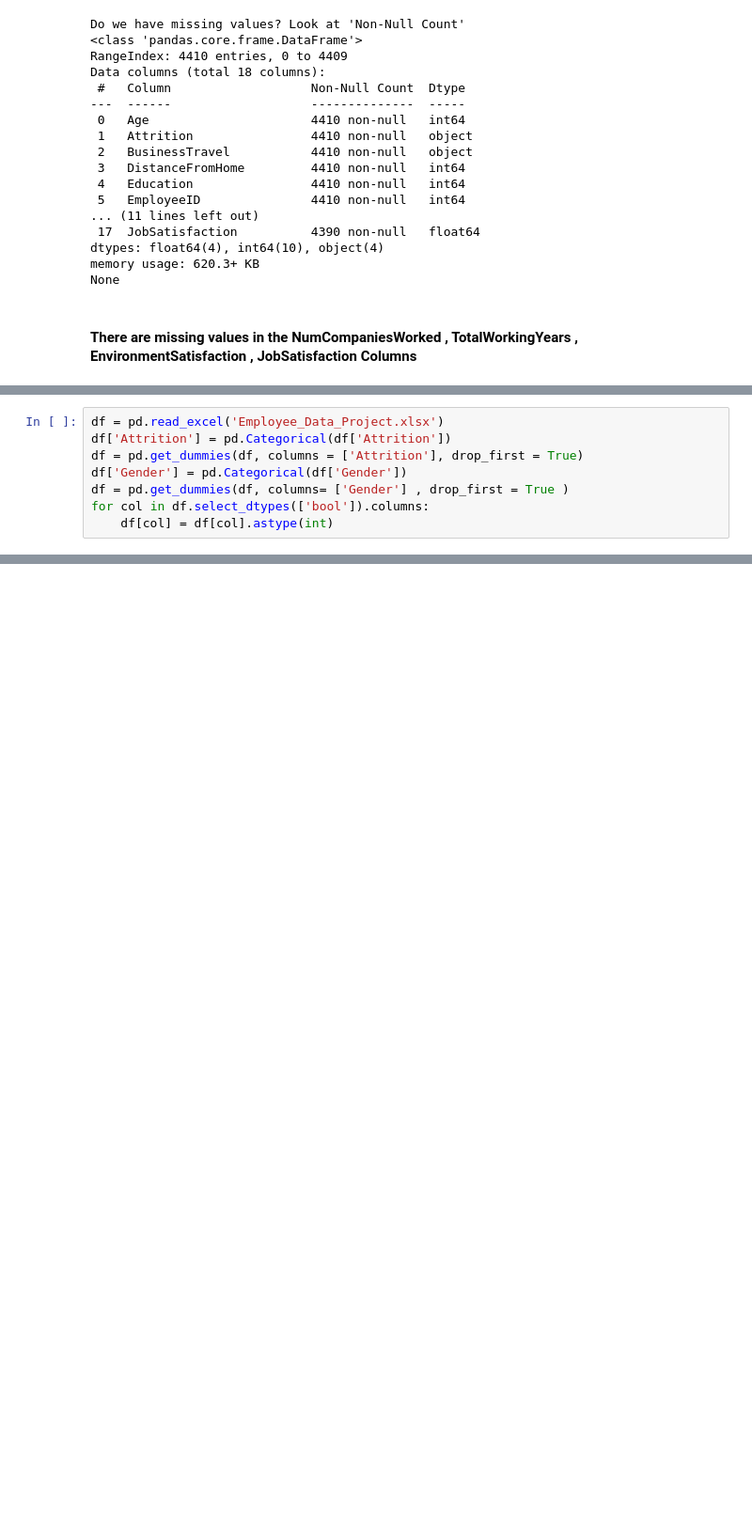
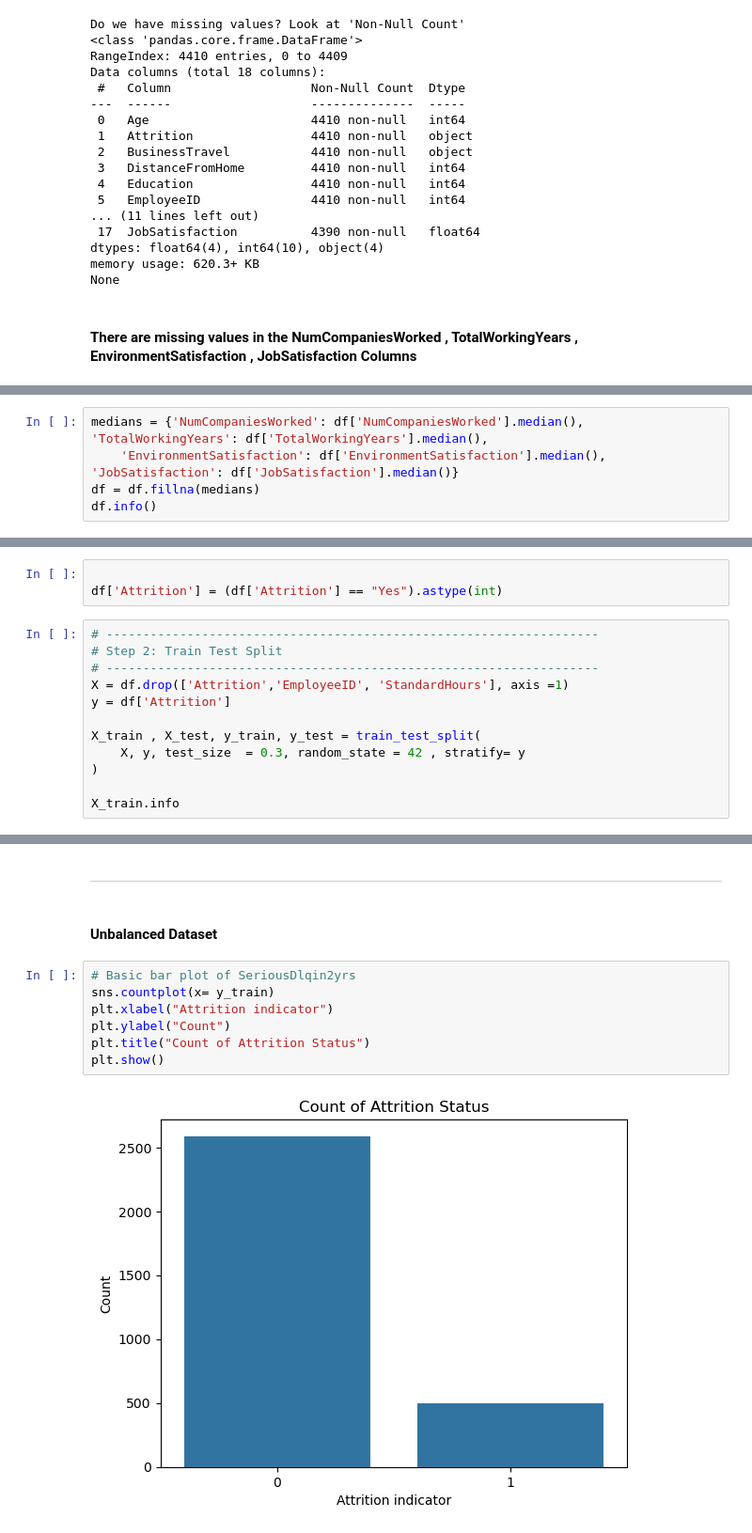
Before and after one commit to liulawrence2002/Machine-Learning-1, a Jupyter notebook: Project 2/Project 2.ipynb, the cells around one changed output, grey strips where cells are left out. Shown at 94% size. Drawn from its saved outputs; the diff is of its cells as text; blank space fills up the shorter version.

```diff
--- a/Project 2/Project 2.ipynb
+++ b/Project 2/Project 2.ipynb
@@ -112,8 +68,0 @@ None
-# %%
-df = pd.read_excel('Employee_Data_Project.xlsx')
-df['Attrition'] = pd.Categorical(df['Attrition'])
-df = pd.get_dummies(df, columns = ['Attrition'], drop_first = True)
-df['Gender'] = pd.Categorical(df['Gender'])
-df = pd.get_dummies(df, columns= ['Gender'] , drop_first = True )
-for col in df.select_dtypes(['bool']).columns:
-    df[col] = df[col].astype(int)
@@ -381,0 +94,5 @@ Recall (train):    0.000
+# %%
+medians = {'NumCompaniesWorked': df['NumCompaniesWorked'].median(), 'TotalWorkingYears': df['TotalWorkingYears'].median(),
+    'EnvironmentSatisfaction': df['EnvironmentSatisfaction'].median(), 'JobSatisfaction': df['JobSatisfaction'].median()}
+df = df.fillna(medians)
+df.info()
@@ -381,0 +123,15 @@ Recall (train):    0.000
+# %%
+
+df['Attrition'] = (df['Attrition'] == "Yes").astype(int)
+# %%
+# -------------------------------------------------------------------
+# Step 2: Train Test Split
+# -------------------------------------------------------------------
+X = df.drop(['Attrition','EmployeeID', 'StandardHours'], axis =1)
+y = df['Attrition']
+
+X_train , X_test, y_train, y_test = train_test_split(
+    X, y, test_size  = 0.3, random_state = 42 , stratify= y
+)
+
+X_train.info
@@ -381,0 +236,13 @@ Recall (train):    0.000
+# %% [markdown]
+---
+# %% [markdown]
+#### Unbalanced Dataset
+# %%
+# Basic bar plot of SeriousDlqin2yrs
+sns.countplot(x= y_train)
+plt.xlabel("Attrition indicator")
+plt.ylabel("Count")
+plt.title("Count of Attrition Status")
+plt.show()
+# %% [output]
+[figure, added]
```
Also changed, not shown: parts of 49 cells of this notebook.
